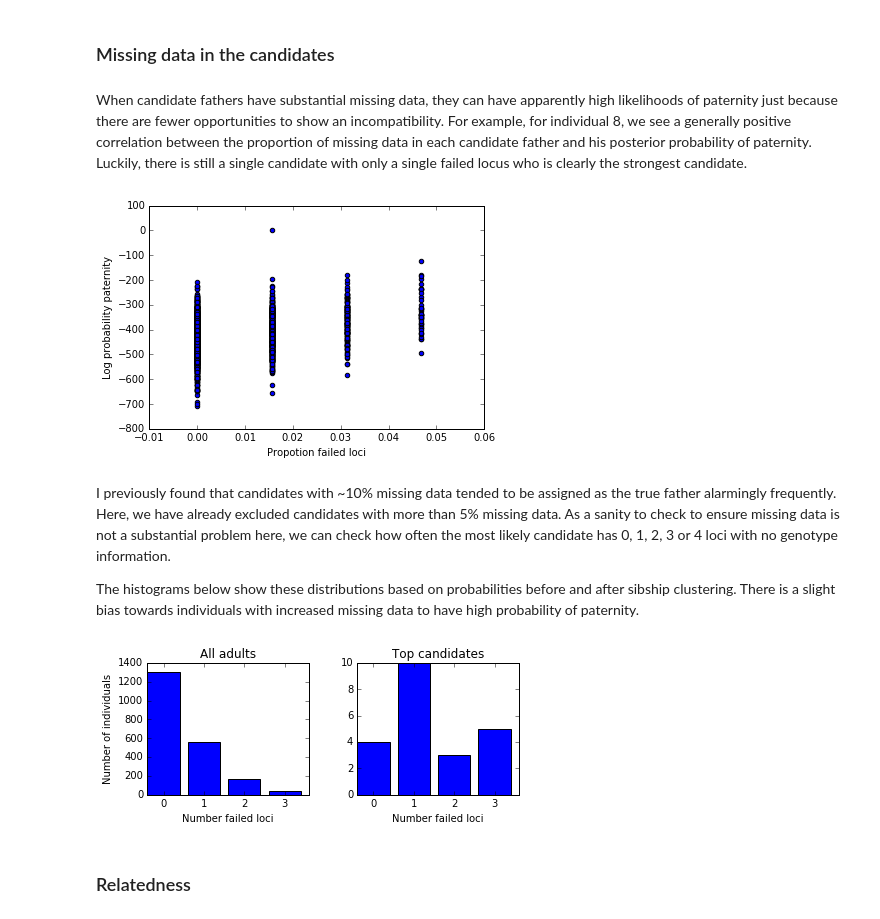
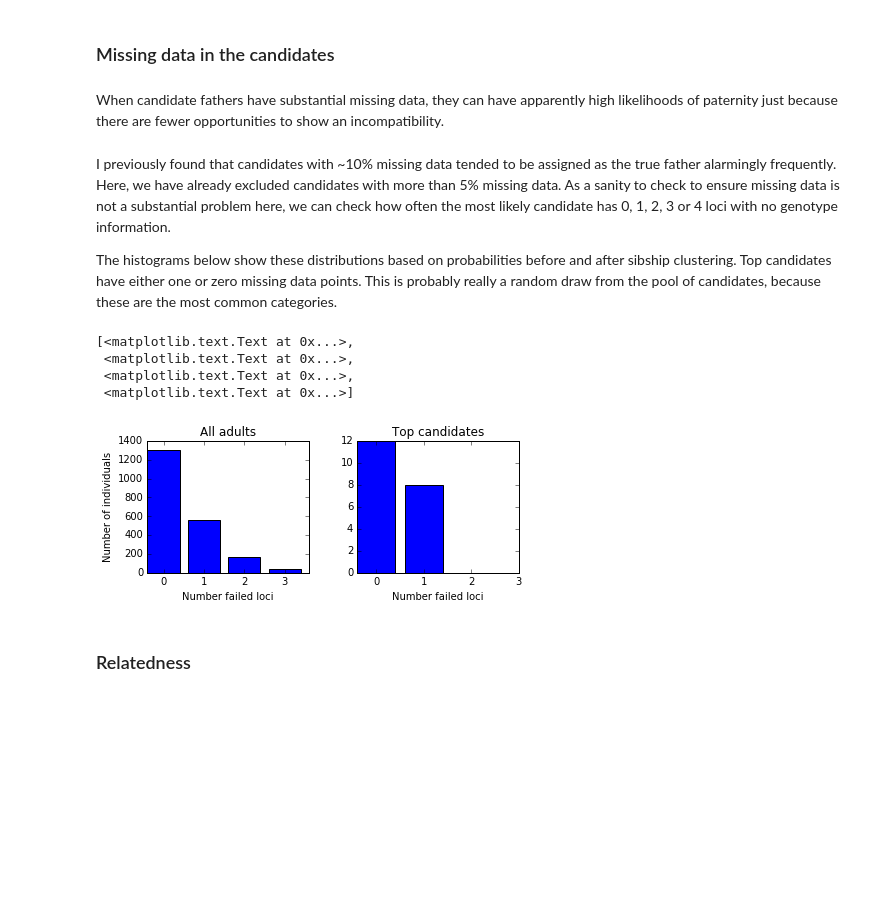
Before and after one commit to ellisztamas/faps, a Jupyter notebook: manuscript_faps/analysis/A. majus data for 2012.ipynb, the cells around one changed output. Drawn from its saved outputs; the diff is of its cells as text; code cells hidden in the pictures; blank space fills up the shorter version.

```diff
--- a/manuscript_faps/analysis/A. majus data for 2012.ipynb
+++ b/manuscript_faps/analysis/A. majus data for 2012.ipynb
@@ -239,3 +239,5 @@ By way of a sanity check we will examine one of the largest families in detail.
 # %%
-m9_progeny = prlist[5]
-m9_mother  = adults.subset(m9_progeny.parent_index('m', adults.names))
+ex_progeny = prlist[2]
+ex_mother  = adults.subset(ex_progeny.parent_index('m', adults.names))
+
+ex_progeny.size
@@ -280,7 +250,7 @@ Cluster the family into sibships. I have set the proportion of missing parents t
 # %%
 allele_freqs = adults.allele_freqs() # population allele frequencies
-m9_patlik    = paternity_array(m9_progeny, m9_mother, adults, allele_freqs, 0.0015, missing_parents=0.1)
-m9_sc        = sibship_clustering(m9_patlik, 10000)
+ex_patlik    = paternity_array(ex_progeny, ex_mother, adults, allele_freqs, 0.0015, missing_parents=0.1)
+ex_sc        = sibship_clustering(ex_patlik, 1000)
 # %% [markdown]
 We can first look at the dendrogram of relatedness between individuals derived from the array of paternity likleihoods.
 # %%
@@ -328,14 +300,0 @@ Offspring 7 clusters just outside this family, but is assigned to a family on it
-# %%
-fig = plt.figure(figsize=(15,6))
-
-i = 7
-pp1 = fig.add_subplot(1,2,1)
-pp1.scatter(m9_patlik.prob_array[i], postpat[i])
-pp1.set_xlabel('Log probability before clustering')
-pp1.set_ylabel('Log probability after clustering')
-
-i= 20
-pp2 = fig.add_subplot(1,2,2)
-pp2.scatter(m9_patlik.prob_array[i], postpat[i])
-pp2.set_xlabel('Log probability before clustering')
-pp2.set_ylabel('Log probability after clustering')
@@ -407,45 +365,41 @@ Mean dispersal = 1145.9142976
 # %% [markdown]
 ### Missing data in the candidates
 # %% [markdown]
-When candidate fathers have substantial missing data, they can have apparently high likelihoods of paternity just because there are fewer opportunities to show an incompatibility. For example, for individual 8, we see a generally positive correlation between the proportion of missing data in each candidate father and his posterior probability of paternity. Luckily, there is still a single candidate with only a single failed locus who is clearly the strongest candidate.
+When candidate fathers have substantial missing data, they can have apparently high likelihoods of paternity just because there are fewer opportunities to show an incompatibility.
-# %%
-i = 8
-plt.scatter(adults.missing_data(1), m9_sc.prob_paternity()[i, :-1])
-plt.xlabel('Propotion failed loci')
-plt.ylabel('Log probability paternity')
-plt.show()
-# %% [output]
-[figure, removed]
 # %% [markdown]
 I previously found that candidates with ~10% missing data tended to be assigned as the true father alarmingly frequently. Here, we have already excluded candidates with more than 5% missing data. As a sanity to check to ensure missing data is not a substantial problem here, we can check how often the most likely candidate has 0, 1, 2, 3 or 4 loci with no genotype information.
 
-The histograms below show these distributions based on probabilities before and after sibship clustering. There is a slight bias towards individuals with increased missing data to have high probability of paternity.
+The histograms below show these distributions based on probabilities before and after sibship clustering. Top candidates have either one or zero missing data points. This is probably really a random draw from the pool of candidates, because these are the most common categories.
 # %%
-md = m9_sc.prob_paternity()
-px = [np.where(md[i]                  == md[i].max())[0][0]                     for i in range(m9_progeny.size)]
-lx = [np.where(m9_patlik.lik_array[i] == m9_patlik.lik_array[i][i].max())[0][0] for i in range(m9_progeny.size)]
+md = ex_sc.prob_paternity()
+px = [np.where(md[i]                  == md[i].max())[0][0]                     for i in range(ex_progeny.size)]
+lx = [np.where(ex_patlik.lik_array[i] == ex_patlik.lik_array[i][i].max())[0][0] for i in range(ex_progeny.size)]
 
 fig= plt.figure(figsize=(16.9/2.54, 6/2.54))
 fig.subplots_adjust(wspace=0.3)
 
 
 lh= fig.add_subplot(1,2,1)
 lh.bar(range(4), np.unique(adults.missing_data(1), return_counts=True)[1])
 lh.set_title('All adults')
 lh.set_xlabel('Number failed loci')
 lh.set_ylabel('Number of individuals')
 lh.set_xticks(np.arange(4)+0.4)
 lh.set_xticklabels(np.arange(4))
 
 ph= fig.add_subplot(1,2,2)
-ph.bar(np.arange(4), np.unique(adults.missing_data(1)[px], return_counts=True)[1])
+ph.bar(np.arange(2), np.unique(adults.missing_data(1)[px], return_counts=True)[1])
 ph.set_title('Top candidates')
 ph.set_xlabel('Number failed loci')
 ph.set_xticks(np.arange(4)+0.4)
 ph.set_xticklabels(np.arange(4))
-#fig.savefig('../figures/m9_missingdata.eps', bbox_inches='tight', pad_inches=0.1)
+#fig.savefig('../figures/ex_missingdata.eps', bbox_inches='tight', pad_inches=0.1)
 # %% [output]
+[<matplotlib.text.Text at 0x...>,
+ <matplotlib.text.Text at 0x...>,
+ <matplotlib.text.Text at 0x...>,
+ <matplotlib.text.Text at 0x...>]
-[figure, old version]
+[figure, new version]
 # %% [markdown]
 ### Relatedness
 # %% [markdown]
```
Also changed, not shown: parts of 31 cells of this notebook, 3 other files.
